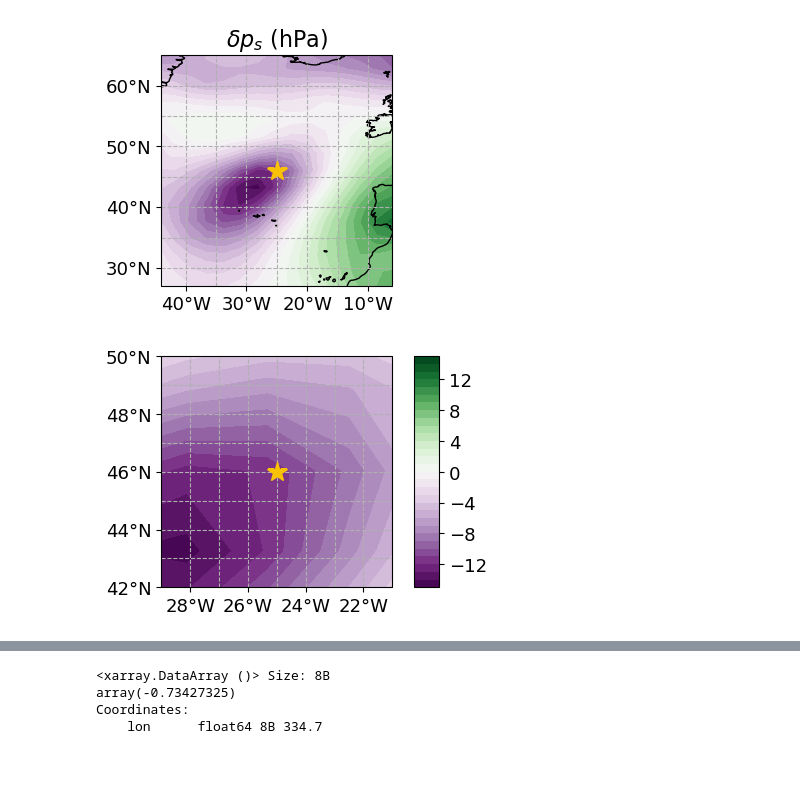
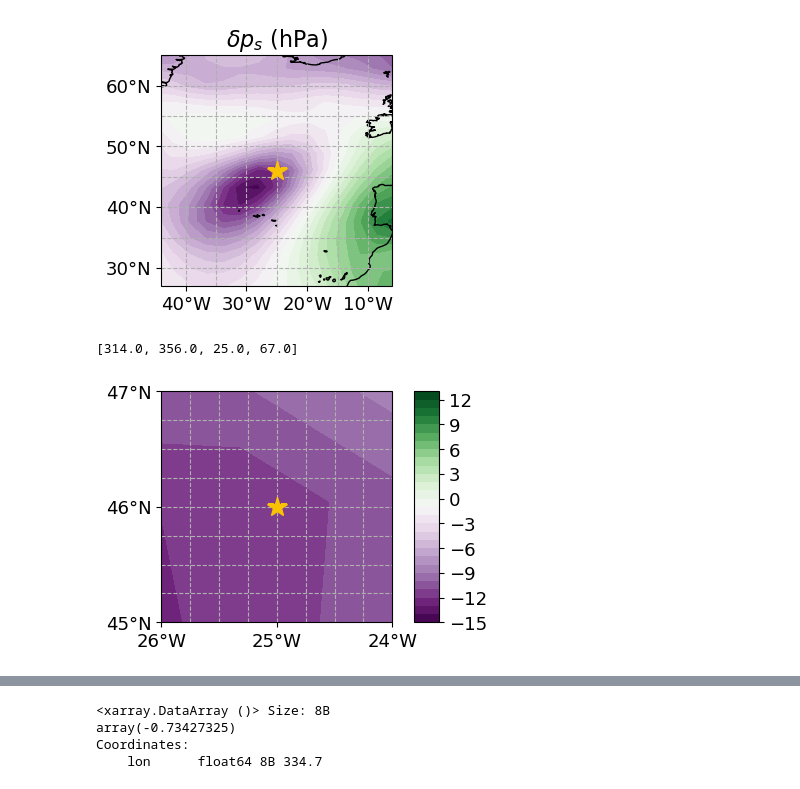
Before and after one commit to ageorgemorgan/epe-analysis, a Jupyter notebook: ps_localized.ipynb, the cells around one changed output, grey strips where cells are left out. Drawn from its saved outputs; the diff is of its cells as text; code cells hidden in the pictures.

```diff
--- a/ps_localized.ipynb
+++ b/ps_localized.ipynb
@@ -166,33 +166,37 @@ draw_global_map(
 )
 # %% [output]
 [figure]
+# %%
+local_bbox
+# %% [output]
+[314.0, 356.0, 25.0, 67.0]
 # %%
 draw_global_map(
         epe_anom.lon,
         epe_anom.lat,
         epe_anom.to_numpy(),
         title = None,
         filled = True,
         show_fig = True,
-        save_fig = True,
+        save_fig = False,
         levels = 30,
         # bbox = [local_bbox[0] + 2, 350, 30, 63],
-        bbox = [random_lon - 4, random_lon + 4, random_lat - 4, random_lat + 4],
+        bbox = [random_lon - 1, random_lon + 1, random_lat - 1, random_lat + 1],
         cmap = "PRGn",
         cbar_params = [0.65, 0.11, 0.025, 0.77], # position, upper offset, width, cbar length
-        xtickdelta = 2,
-        ytickdelta = 2,
+        xtickdelta = 1,
+        ytickdelta = 1,
         figsize = (10, 3),
         point_to_label = [random_lon, random_lat],
         point_to_label_color = "xkcd:goldenrod",
-        vmin = vmin,
-        vmax = vmax,
+        #vmin = vmin,
+        #vmax = vmax,
         draw_labels = False,
         label_contours = False,
         remove_cbar = False,
         fig = None,
         projection = ccrs.PlateCarree(central_longitude = 180),
         outfilename = "special_point_close" + ".png",
 )
 # %% [output]
-[figure, old version]
+[figure, new version]
```
Also changed, not shown: parts of 2 cells of this notebook, 2 other files.
